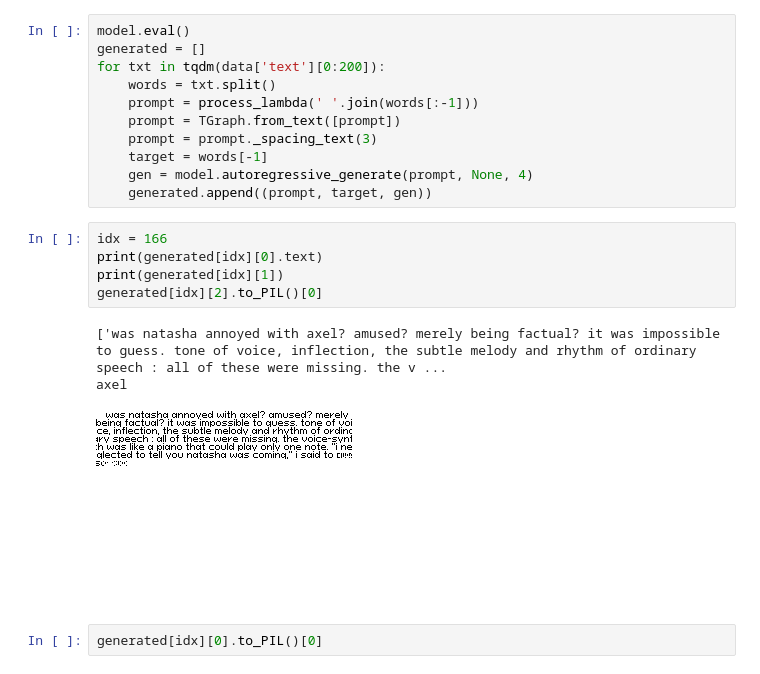
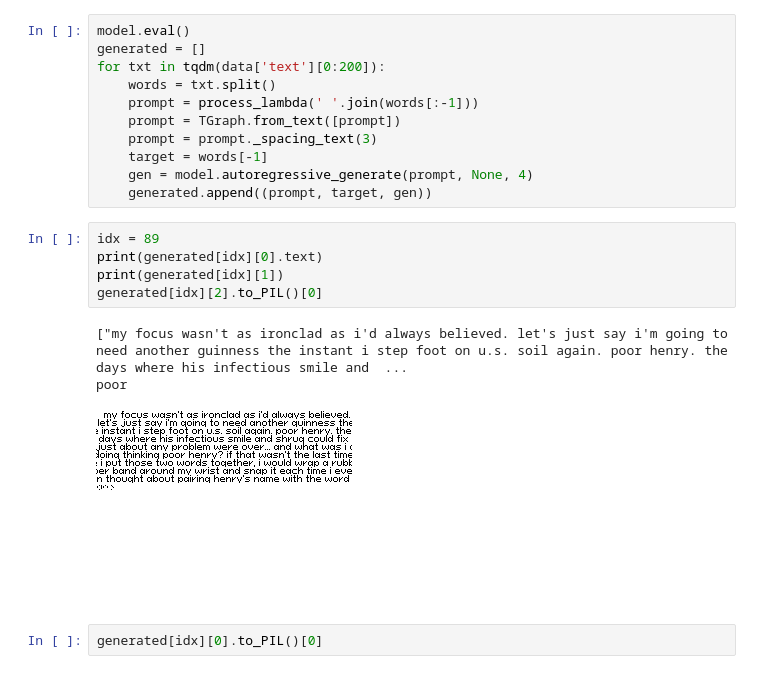
Before and after one commit to april-tools/pixar, a Jupyter notebook: lambada.ipynb, the cells around one changed output. Cells and saved outputs as stored; diff of their text form.

```diff
--- a/lambada.ipynb
+++ b/lambada.ipynb
@@ -54,14 +80,14 @@ for txt in tqdm(data['text'][0:200]):
     gen = model.autoregressive_generate(prompt, None, 4)
     generated.append((prompt, target, gen))
 # %%
-idx = 166
+idx = 89
 print(generated[idx][0].text)
 print(generated[idx][1])
 generated[idx][2].to_PIL()[0]
 # %% [output]
-['was natasha annoyed with axel? amused? merely being factual? it was impossible to guess. tone of voice, inflection, the subtle melody and rhythm of ordinary speech : all of these were missing. the v ...
-axel
+["my focus wasn't as ironclad as i'd always believed. let's just say i'm going to need another guinness the instant i step foot on u.s. soil again. poor henry. the days where his infectious smile and  ...
+poor
-[figure, old version]
+[figure, new version]
 # %%
 generated[idx][0].to_PIL()[0]
 # %% [output]
```
Also changed, not shown: parts of 4 cells of this notebook, 1 other file.
